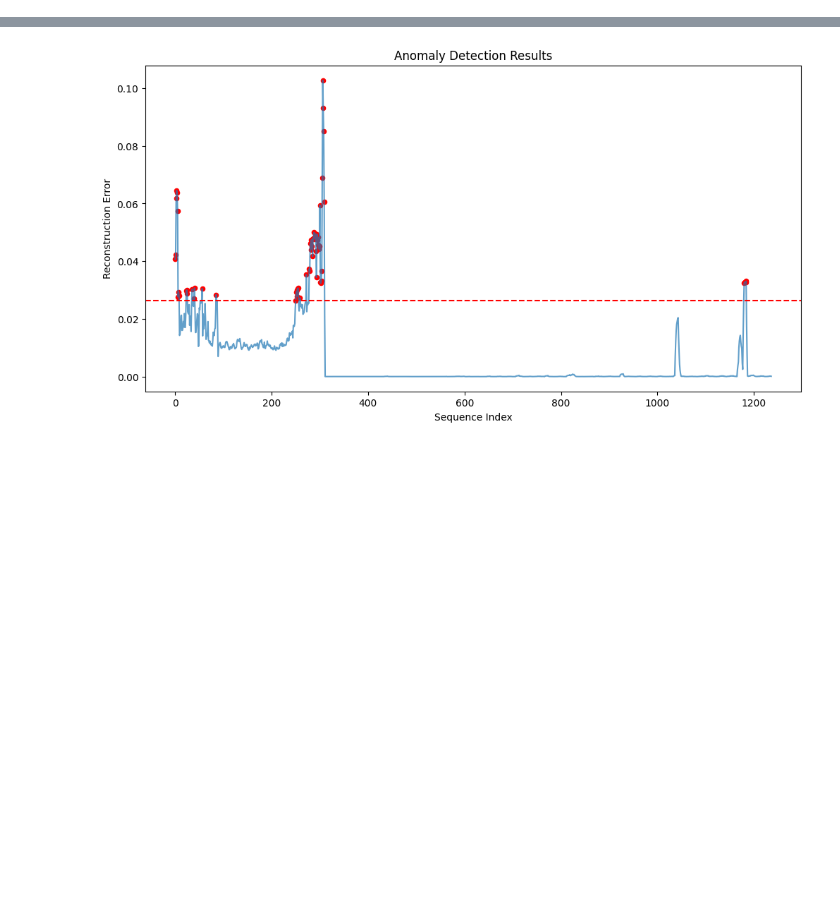
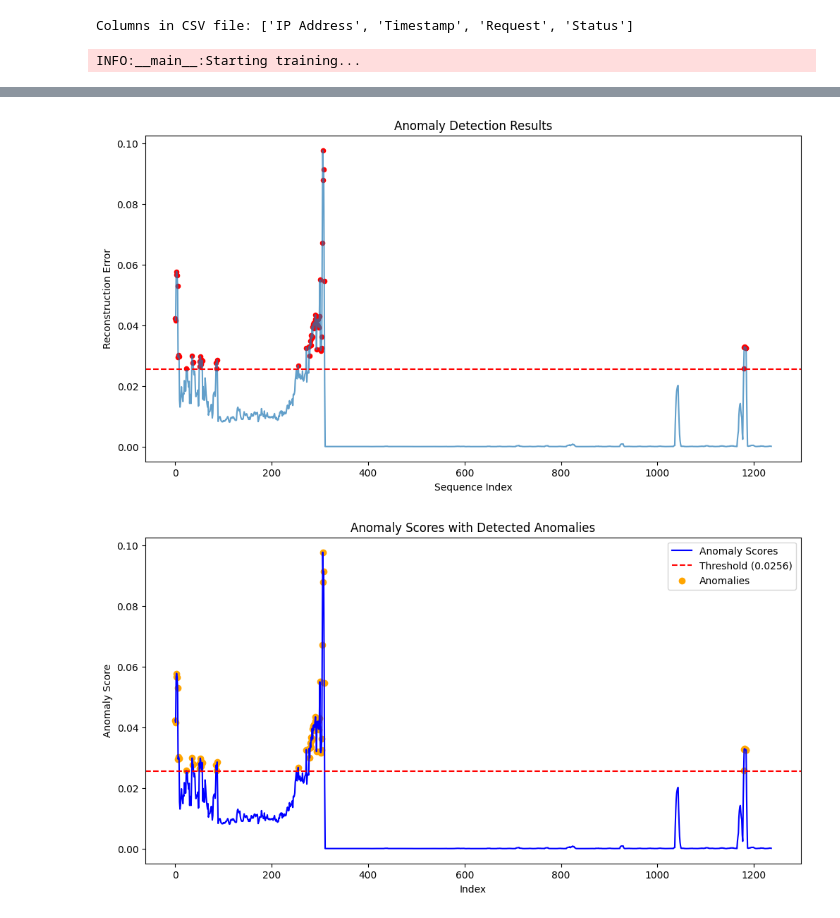
Before and after one commit to Aryanprakashh/Web-Server-log-processing, a Jupyter notebook: Deep_learning model.ipynb, the cells around one changed output, grey strips where cells are left out. Cells and saved outputs as stored; diff of their text form; code cells hidden in the pictures; blank space fills up the shorter version.

```diff
--- a/Deep_learning model.ipynb
+++ b/Deep_learning model.ipynb
@@ -280,4 +302,77 @@ if __name__ == "__main__":
     print(f"Average Loss: {avg_loss:.4f}")
     print(f"Mean Squared Error: {mse:.4f}")
     print(f"Anomaly Detection Accuracy: {accuracy:.4f}")
+
+    # Visualization of Anomaly Scores
+    plt.figure(figsize=(12, 6))
+    plt.plot(scores, label="Anomaly Scores", color="blue")
+    plt.axhline(
+        y=threshold, color="red", linestyle="--", label=f"Threshold ({threshold:.4f})"
+    )
+    plt.scatter(
+        np.where(anomalies)[0],
+        np.array(scores)[anomalies],
+        color="orange",
+        label="Anomalies",
+    )
+    plt.title("Anomaly Scores with Detected Anomalies")
+    plt.xlabel("Index")
+    plt.ylabel("Anomaly Score")
+    plt.legend()
+    plt.show()
+
+    # Histogram of Anomaly Scores
+    plt.figure(figsize=(10, 5))
+    plt.hist(scores, bins=50, color="blue", alpha=0.7, label="Scores")
+    plt.axvline(
+        x=threshold, color="red", linestyle="--", label=f"Threshold ({threshold:.4f})"
+    )
+    plt.title("Distribution of Anomaly Scores")
+    plt.xlabel("Anomaly Score")
+    plt.ylabel("Frequency")
+    plt.legend()
+    plt.show()
+
+    # Feature extraction for anomalies (example features)
+    features = np.array(
+        [
+            # Replace with actual feature extraction logic
+            [request_frequency, unusual_status_code, suspicious_url_pattern]
+            for request_frequency, unusual_status_code, suspicious_url_pattern in zip(
+                np.random.rand(
+                    len(scores)
+                ),  # Example: Random feature for request frequency
+                np.random.randint(
+                    0, 2, len(scores)
+                ),  # Example: Binary feature for status codes
+                np.random.randint(
+                    0, 2, len(scores)
+                ),  # Example: Binary feature for suspicious URLs
+            )
+        ]
+    )
+
+    # Normalize features
+    scaler = StandardScaler()
+    features_scaled = scaler.fit_transform(features)
+
+    # Apply K-Means clustering for categorization
+    kmeans = KMeans(n_clusters=3, random_state=42)  # Adjust the number of clusters
+    categories = kmeans.fit_predict(features_scaled)
+
+    # Map categories to anomaly types
+    category_labels = {0: "DDoS", 1: "SQL Injection", 2: "Brute Force"}
+    categorized_anomalies = [category_labels[cat] for cat in categories]
+
+    # Print categorized anomalies
+    for idx, category in enumerate(categorized_anomalies):
+        print(f"Anomaly at index {idx} categorized as: {category}")
+
+    # Visualization of categorized anomalies
+    category_counts = Counter(categorized_anomalies)
+    plt.bar(category_counts.keys(), category_counts.values(), color="skyblue")
+    plt.title("Distribution of Anomaly Categories")
+    plt.xlabel("Anomaly Category")
+    plt.ylabel("Count")
+    plt.show()
 # %% [output]
@@ -300,0 +380,2 @@ Anomaly Detection Accuracy: 1.0000
+Columns in CSV file: ['IP Address', 'Timestamp', 'Request', 'Status']
+INFO:__main__:Starting training...
@@ -301 +399,2 @@ Anomaly Detection Accuracy: 1.0000
-[figure, old version]
+[figure, new version]
+[figure, added]
```
Also changed, not shown: parts of 3 cells of this notebook, 5 other files.
